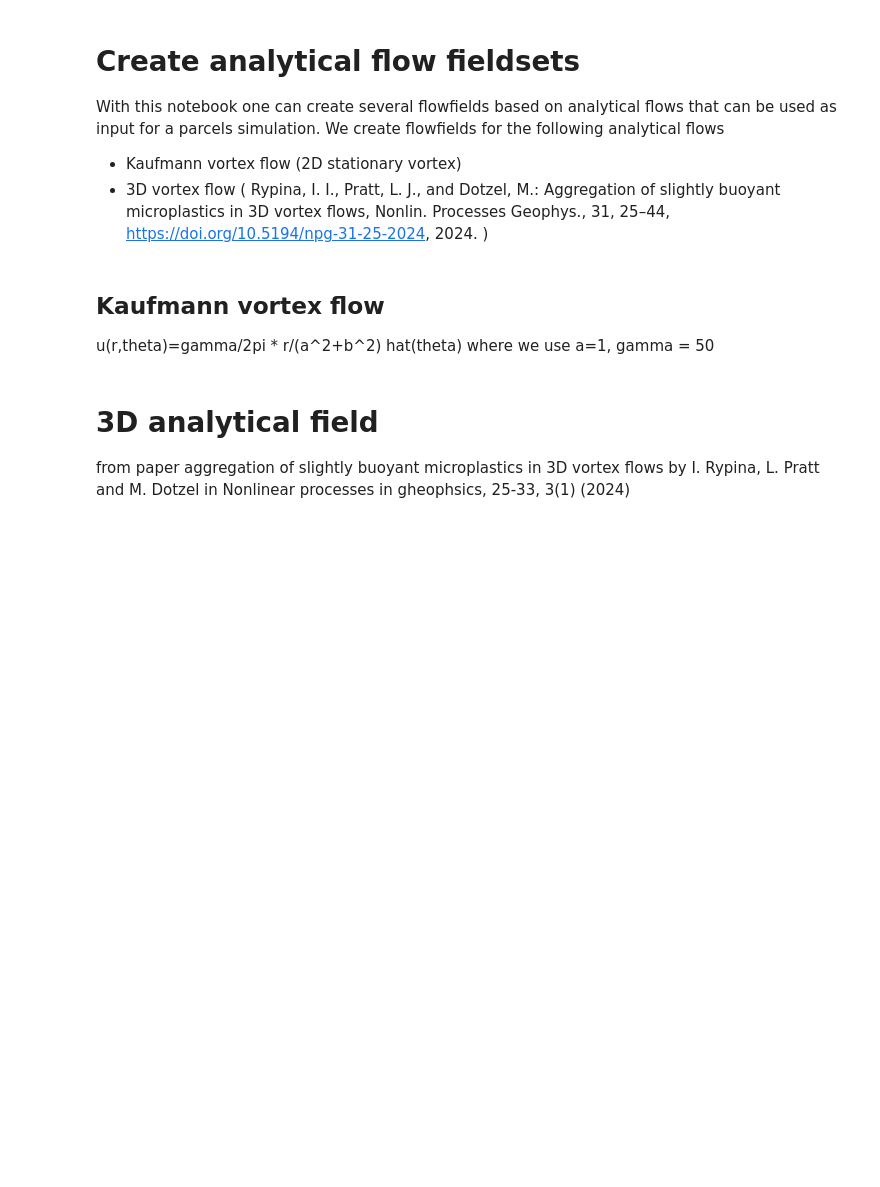
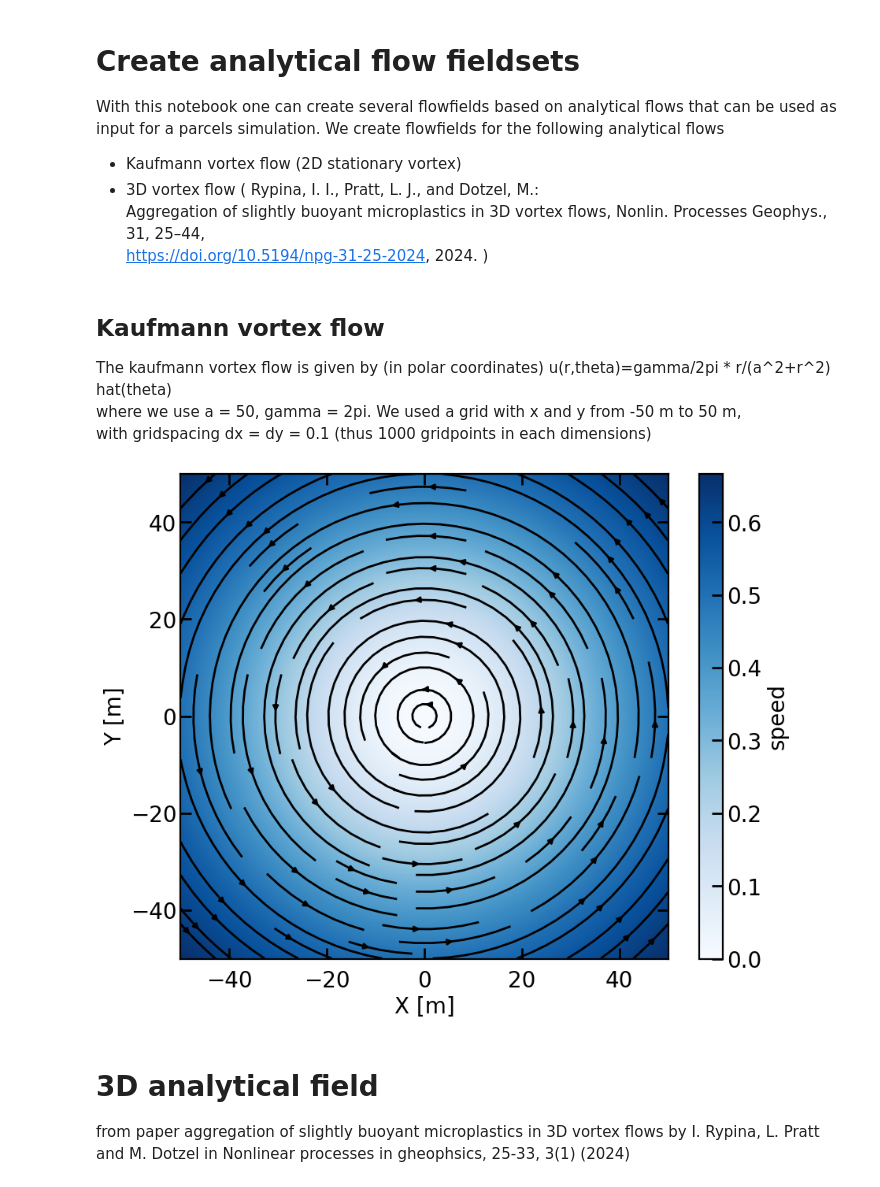
Before and after one commit to Parcels-code/Maxey_Riley_advection, a Jupyter notebook: release/create_analytical_flow_fieldsets.ipynb, the cells around one changed output. Saved outputs shown, nothing was run; the diff lists cells and outputs as text; code cells hidden in the pictures; blank space fills up the shorter version.

```diff
--- a/release/create_analytical_flow_fieldsets.ipynb
+++ b/release/create_analytical_flow_fieldsets.ipynb
@@ -3,6 +3,8 @@
 With this notebook one can create several flowfields based on analytical flows that can be used
 as input for a parcels simulation. We create flowfields for the following analytical flows
 - Kaufmann vortex flow (2D stationary vortex)
-- 3D vortex flow ( Rypina, I. I., Pratt, L. J., and Dotzel, M.: Aggregation of slightly buoyant microplastics in 3D vortex flows, Nonlin. Processes Geophys., 31, 25–44, https://doi.org/10.5194/npg-31-25-2024, 2024. )
+- 3D vortex flow ( Rypina, I. I., Pratt, L. J., and Dotzel, M.:
+Aggregation of slightly buoyant microplastics in 3D vortex flows, Nonlin. Processes Geophys., 31, 25–44,
+https://doi.org/10.5194/npg-31-25-2024, 2024. )
 # %%
 # import needed packages
@@ -18,7 +18,9 @@ plt.style.use('../python_style_Meike.mplstyle')
 output_directory='/storage/shared/oceanparcels/output_data/data_Meike/MR_advection/fieldsets/'
 # %% [markdown]
 ## Kaufmann vortex flow
-u(r,theta)=gamma/2pi * r/(a^2+b^2) hat(theta)
-where we use a=1, gamma = 50
+The kaufmann vortex flow is given by (in polar coordinates)
+u(r,theta)=gamma/2pi * r/(a^2+r^2) hat(theta)
+where we use a = 50, gamma = 2pi. We used a grid with x and y from -50 m to 50 m,
+with gridspacing dx = dy = 0.1 (thus 1000 gridpoints in each dimensions)
 # %%
 def kaufmann_vortex_field(gamm, a, xmin,xmax,ymin,ymax,dx,dy, tmin =0, tmax =1 , dt =1 , write_to_netcdf=False):
@@ -59,14 +63,16 @@ def kaufmann_vortex_field(gamm, a, xmin,xmax,ymin,ymax,dx,dy, tmin =0, tmax =1 ,
     return X, Y, U, V
 # %%
-X,Y,U,V=kaufmann_vortex_field(1,50,-50,50,-50,50,0.1,0.1,0,1*3600,60,True)
+X,Y,U,V=kaufmann_vortex_field(1,50,-50,50,-50,50,0.1,0.1,0,1,1,True)
 
 fig,ax=plt.subplots()
 ax.streamplot(X,Y, U, V,color='k')
 pcm=ax.pcolormesh(X,Y,np.sqrt(U*U+V*V),cmap='Blues')
 ax.set_xlabel("X [m]")
 ax.set_ylabel("Y [m]")
 
 cbar=fig.colorbar(pcm,label='speed')
+# %% [output]
+[figure, added]
 # %% [markdown]
 # 3D analytical field
 from paper aggregation of slightly buoyant microplastics in 3D vortex flows by I. Rypina, L. Pratt and M. Dotzel in Nonlinear processes in gheophsics, 25-33, 3(1) (2024)
```
Also changed, not shown: parts of 8 cells of this notebook.
